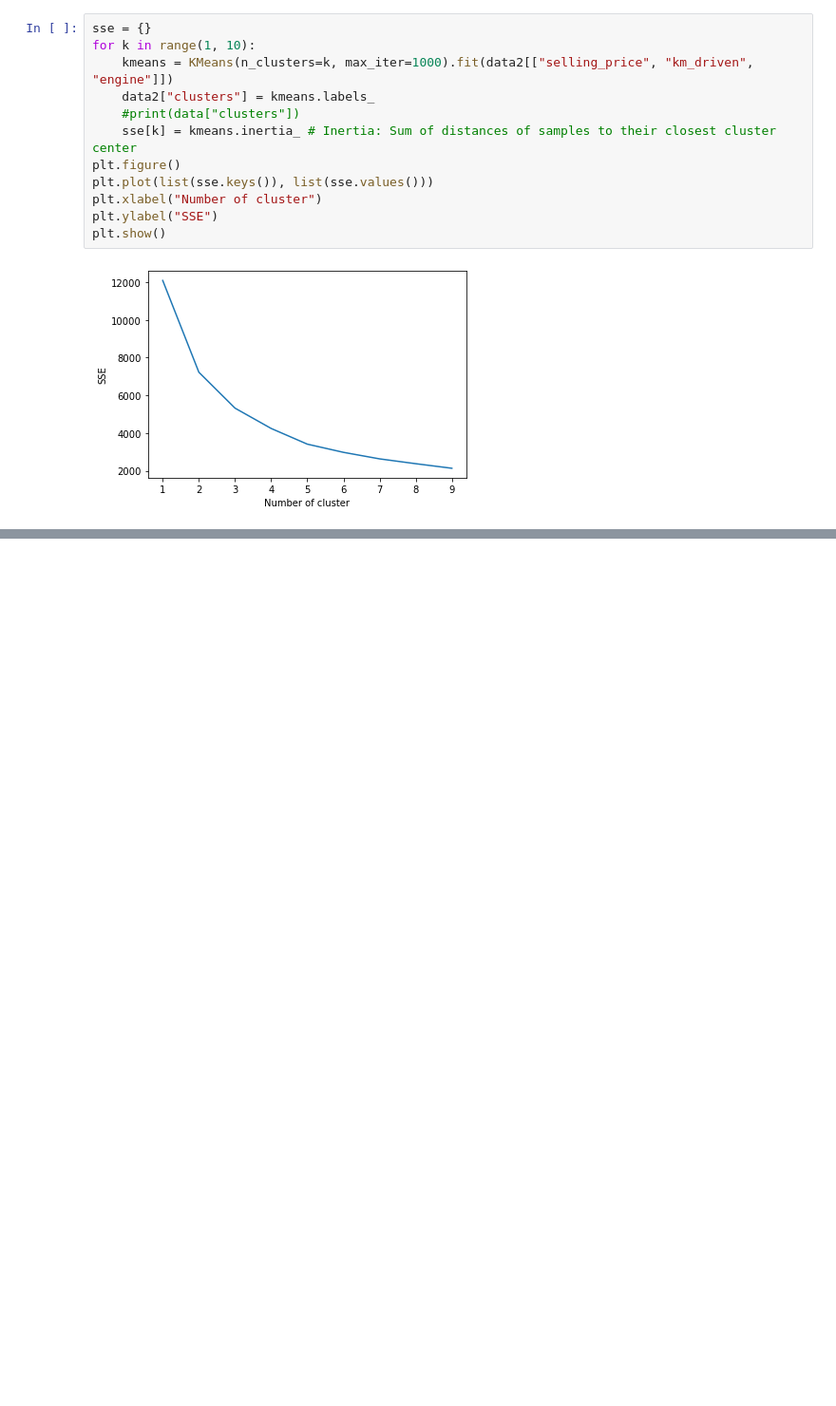
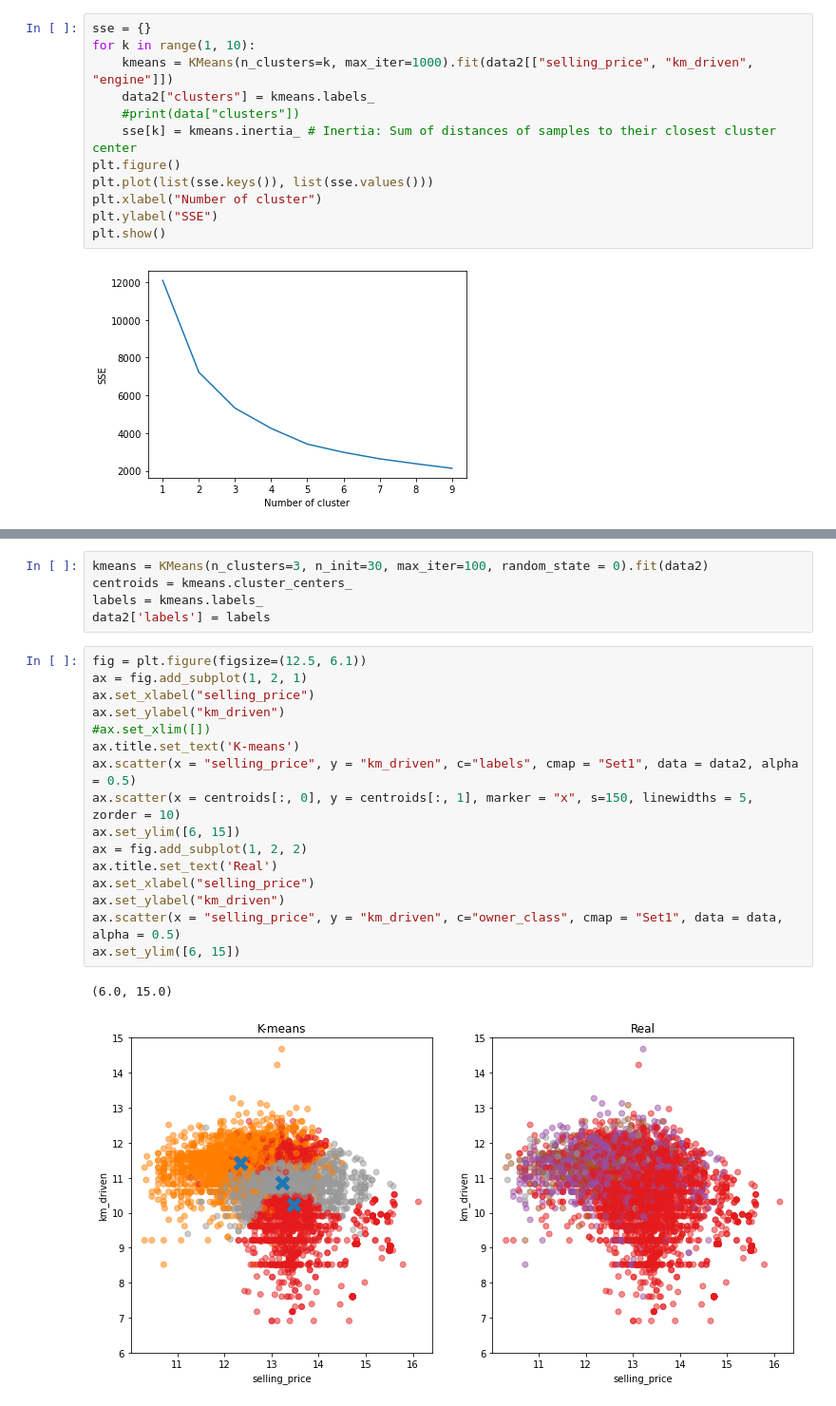
Before and after one commit to romatsypin/data-science, a Jupyter notebook: Assignment2.ipynb, the cells around one changed output, grey strips where cells are left out. Shown at 95% size. Saved outputs shown, nothing was run; the diff lists cells and outputs as text; blank space fills up the shorter version.

```diff
--- a/Assignment2.ipynb
+++ b/Assignment2.ipynb
@@ -310,0 +341,24 @@ See the caveats in the documentation: https://pandas.pydata.org/pandas-docs/stab
+# %%
+kmeans = KMeans(n_clusters=3, n_init=30, max_iter=100, random_state = 0).fit(data2)
+centroids = kmeans.cluster_centers_
+labels = kmeans.labels_
+data2['labels'] = labels
+# %%
+fig = plt.figure(figsize=(12.5, 6.1))
+ax = fig.add_subplot(1, 2, 1)
+ax.set_xlabel("selling_price")
+ax.set_ylabel("km_driven")
+#ax.set_xlim([])
+ax.title.set_text('K-means')
+ax.scatter(x = "selling_price", y = "km_driven", c="labels", cmap = "Set1", data = data2, alpha = 0.5)
+ax.scatter(x = centroids[:, 0], y = centroids[:, 1], marker = "x", s=150, linewidths = 5, zorder = 10)
+ax.set_ylim([6, 15])
+ax = fig.add_subplot(1, 2, 2)
+ax.title.set_text('Real')
+ax.set_xlabel("selling_price")
+ax.set_ylabel("km_driven")
+ax.scatter(x = "selling_price", y = "km_driven", c="owner_class", cmap = "Set1", data = data, alpha = 0.5)
+ax.set_ylim([6, 15])
+# %% [output]
+(6.0, 15.0)
+[figure, added]
```
Also changed, not shown: parts of 11 cells of this notebook.
